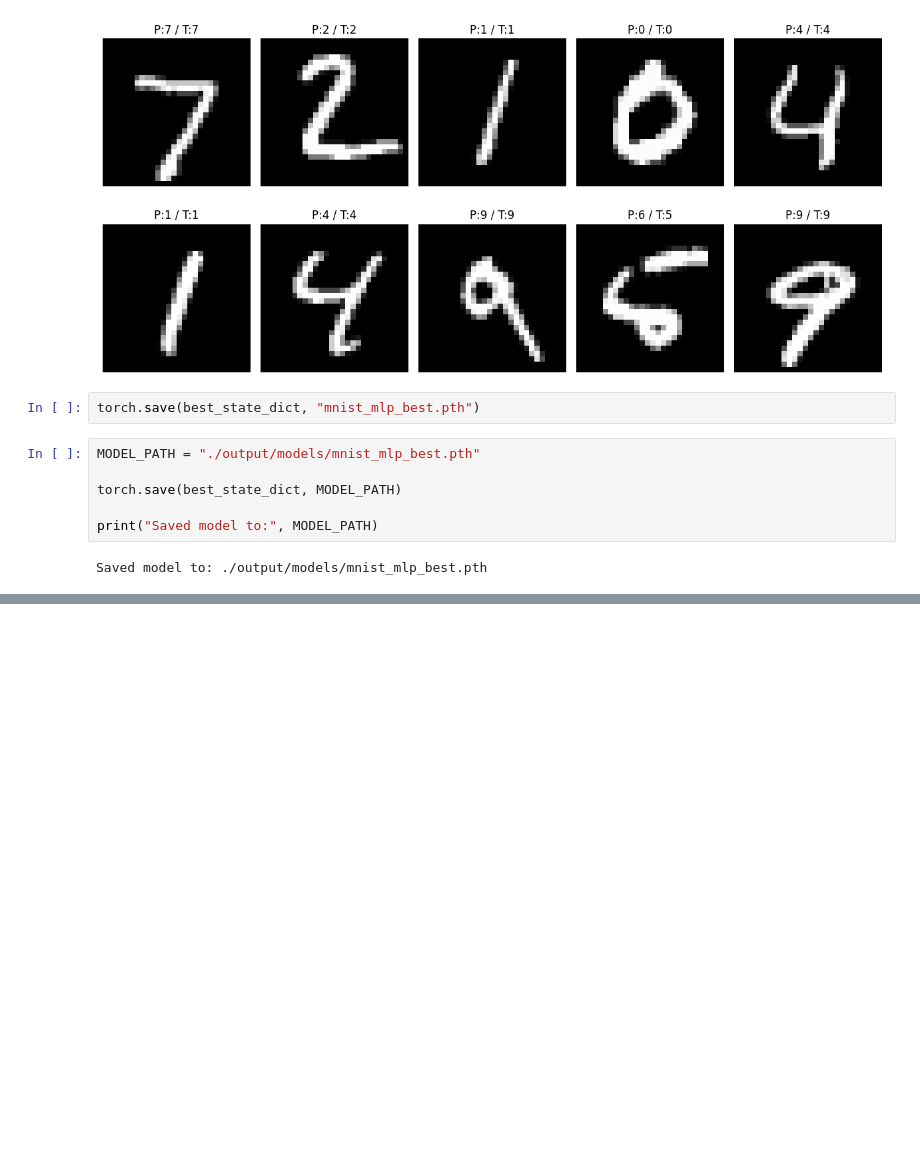
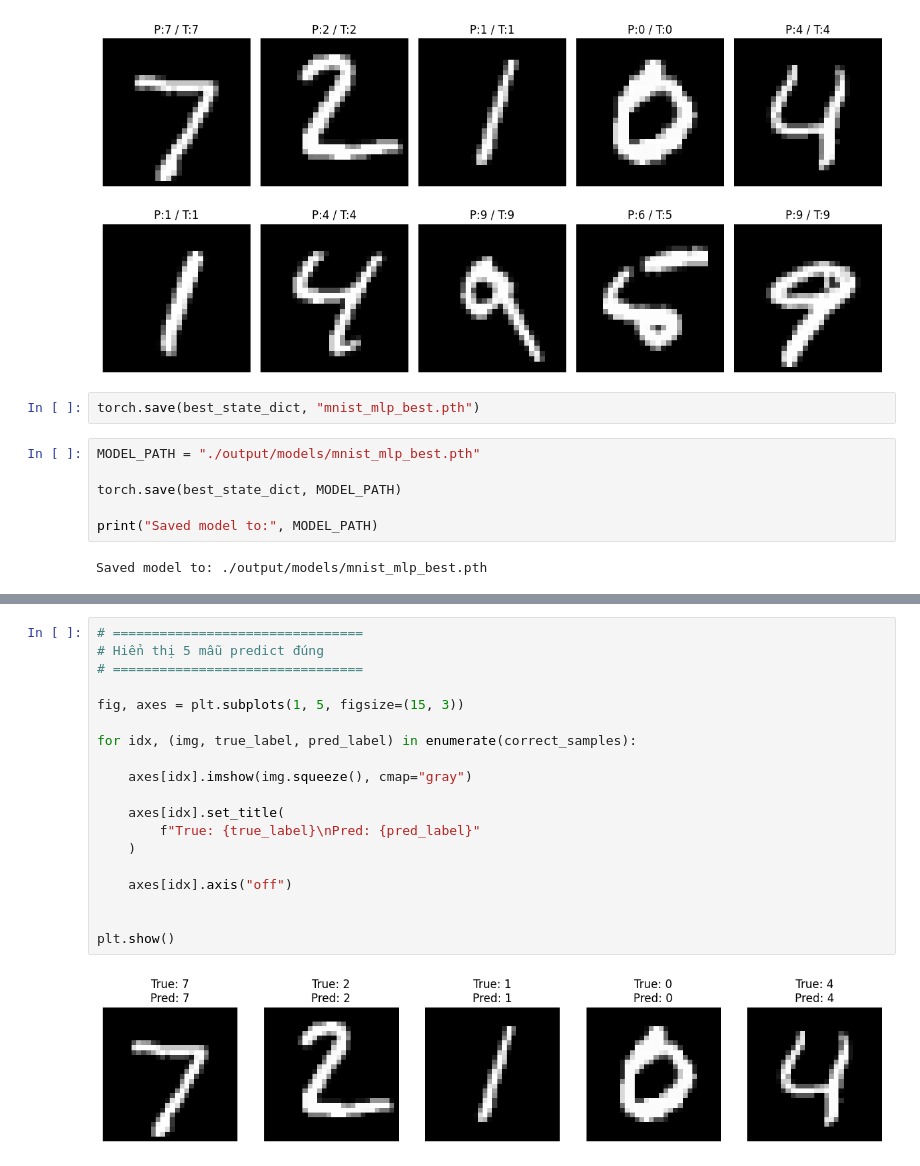
Before and after one commit to PnlhaiCSE/MNist-MLP, a Jupyter notebook: mlp-mnist.ipynb, the cells around one changed output, grey strips where cells are left out. Cells and saved outputs as stored; diff of their text form; blank space fills up the shorter version.

```diff
--- a/mlp-mnist.ipynb
+++ b/mlp-mnist.ipynb
@@ -515,0 +554,21 @@ Saved model to: ./output/models/mnist_mlp_best.pth
+# %%
+# ================================
+# Hiển thị 5 mẫu predict đúng
+# ================================
+
+fig, axes = plt.subplots(1, 5, figsize=(15, 3))
+
+for idx, (img, true_label, pred_label) in enumerate(correct_samples):
+
+    axes[idx].imshow(img.squeeze(), cmap="gray")
+
+    axes[idx].set_title(
+        f"True: {true_label}\nPred: {pred_label}"
+    )
+
+    axes[idx].axis("off")
+
+
+plt.show()
+# %% [output]
+[figure, added]
```
Also changed, not shown: parts of 2 cells of this notebook, 3 other files.
